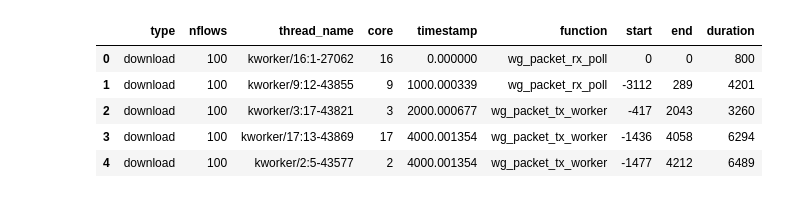
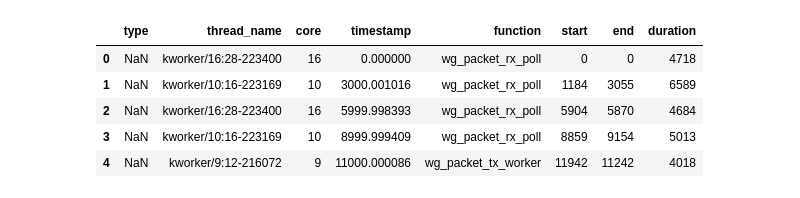
Before and after one commit to cesar237/wireguard-kernel, a Jupyter notebook: Analyze traces.ipynb, the cells around one changed output. Drawn from its saved outputs; the diff is of its cells as text; code cells hidden in the pictures.

```diff
--- a/Analyze traces.ipynb
+++ b/Analyze traces.ipynb
@@ -14,0 +42,30 @@ helpers-trace-cmd.sh  trace_upload_100.csv    up-down-2/
+# %%
+def funcgraph_post_processing(upload):
+    upload['start'] = upload['start'].apply(lambda x: int(x, 16))
+    upload['end'] = upload['end'].apply(lambda x: int(x, 16))
+    upload['duration'] = upload.end - upload.start
+    starttime = upload.timestamp.iloc[0]
+    upload.timestamp = upload.timestamp.apply(lambda x: (x - starttime) * 1e9)
+    starttime = upload.start.iloc[0]
+    upload.start = upload.start.apply(lambda x: (x - starttime))
+    starttime = upload.end.iloc[0]
+    upload.end = upload.end.apply(lambda x: (x - starttime))
+    return upload
+
+def tx_stop_post_processing(df):
+    df['stop'] = df.stop.apply(lambda x: 2 if x == '2' else 1)
+    return df
+
+def rx_stop_post_processing(df):
+#     df['stop'] = df.stop.apply(lambda x: 1 if x == '1' else 2)
+    return df
+
+def read_csv(path, names, kind='funcgraph'):
+    upload = pd.read_csv(path, names=names)
+    if kind == 'funcgraph':
+        upload = funcgraph_post_processing(upload)
+    if kind == 'rx_stop':
+        upload = rx_stop_post_processing(upload)
+    if kind == 'tx_stop':
+        upload = tx_stop_post_processing(upload)
+    return upload
@@ -15,12 +78,3 @@ helpers-trace-cmd.sh  trace_upload_100.csv    up-down-2/
 # %%
-names = ['type', 'nflows', 'thread_name', 'core', 'timestamp', 'function', 'start', 'end']
-upload = pd.read_csv('trace_download_100.csv', names=names)
-upload['start'] = upload['start'].apply(lambda x: int(x, 16))
-upload['end'] = upload['end'].apply(lambda x: int(x, 16))
-upload['duration'] = upload.end - upload.start
-starttime = upload.timestamp.iloc[0]
-upload.timestamp = upload.timestamp.apply(lambda x: (x - starttime) * 1e9)
-starttime = upload.start.iloc[0]
-upload.start = upload.start.apply(lambda x: (x - starttime))
-starttime = upload.end.iloc[0]
-upload.end = upload.end.apply(lambda x: (x - starttime))
+up_funcgraph = read_csv(f"{variant}/trace-upload.dat.funcgraph.csv", names=funcgraph_names, kind='funcgraph')
+down_funcgraph = read_csv(f"{variant}/trace-download.dat.funcgraph.csv", names=funcgraph_names, kind='funcgraph')
@@ -27,12 +95,12 @@ upload.end = upload.end.apply(lambda x: (x - starttime))
 # %%
-upload.head()
+up_funcgraph.head()
 # %% [output]
-|  | type | nflows | thread_name | core | timestamp | function | start | end | duration |
-| 0 | download | 100 | kworker/16:1-27062 | 16 | 0.000000 | wg_packet_rx_poll | 0 | 0 | 800 |
-| 1 | download | 100 | kworker/9:12-43855 | 9 | 1000.000339 | wg_packet_rx_poll | -3112 | 289 | 4201 |
-| 2 | download | 100 | kworker/3:17-43821 | 3 | 2000.000677 | wg_packet_tx_worker | -417 | 2043 | 3260 |
-| 3 | download | 100 | kworker/17:13-43869 | 17 | 4000.001354 | wg_packet_tx_worker | -1436 | 4058 | 6294 |
-| 4 | download | 100 | kworker/2:5-43577 | 2 | 4000.001354 | wg_packet_tx_worker | -1477 | 4212 | 6489 |
+|  | type | thread_name | core | timestamp | function | start | end | duration |
+| 0 | NaN | kworker/16:28-223400 | 16 | 0.000000 | wg_packet_rx_poll | 0 | 0 | 4718 |
+| 1 | NaN | kworker/10:16-223169 | 10 | 3000.001016 | wg_packet_rx_poll | 1184 | 3055 | 6589 |
+| 2 | NaN | kworker/16:28-223400 | 16 | 5999.998393 | wg_packet_rx_poll | 5904 | 5870 | 4684 |
+| 3 | NaN | kworker/10:16-223169 | 10 | 8999.999409 | wg_packet_rx_poll | 8859 | 9154 | 5013 |
+| 4 | NaN | kworker/9:12-216072 | 9 | 11000.000086 | wg_packet_tx_worker | 11942 | 11242 | 4018 |
 # %%
 colors = ['red', 'blue', 'orange', 'green']
 functions = ['wg_packet_encrypt_worker', 'wg_packet_decrypt_worker', 'wg_packet_tx_worker', 'wg_packet_rx_poll']
```
Also changed, not shown: parts of 40 cells of this notebook, 9 other files.
